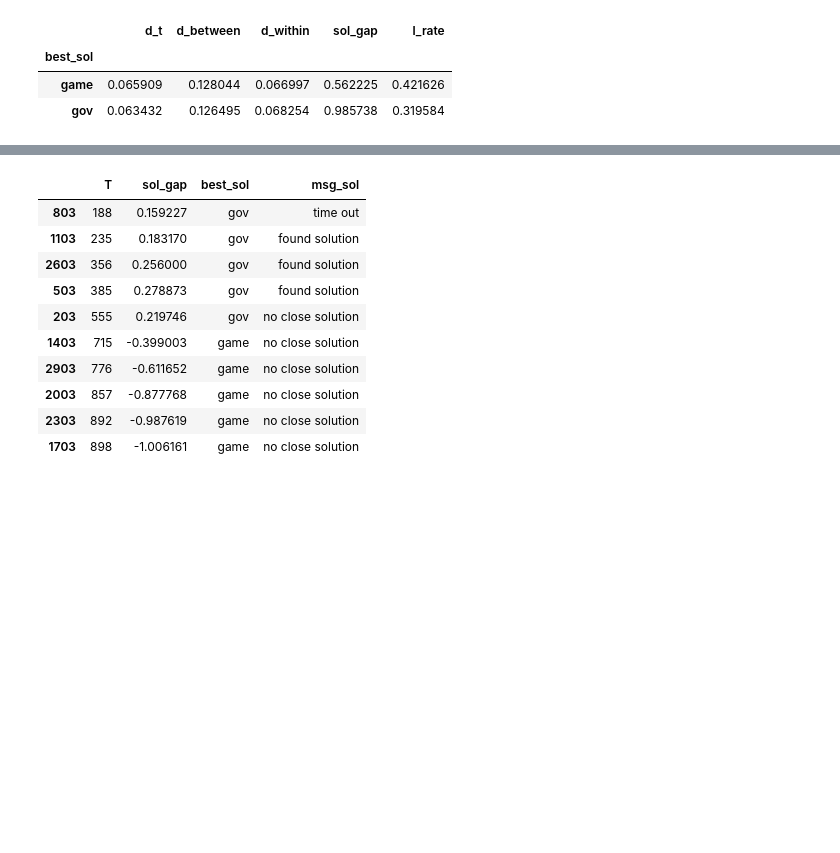
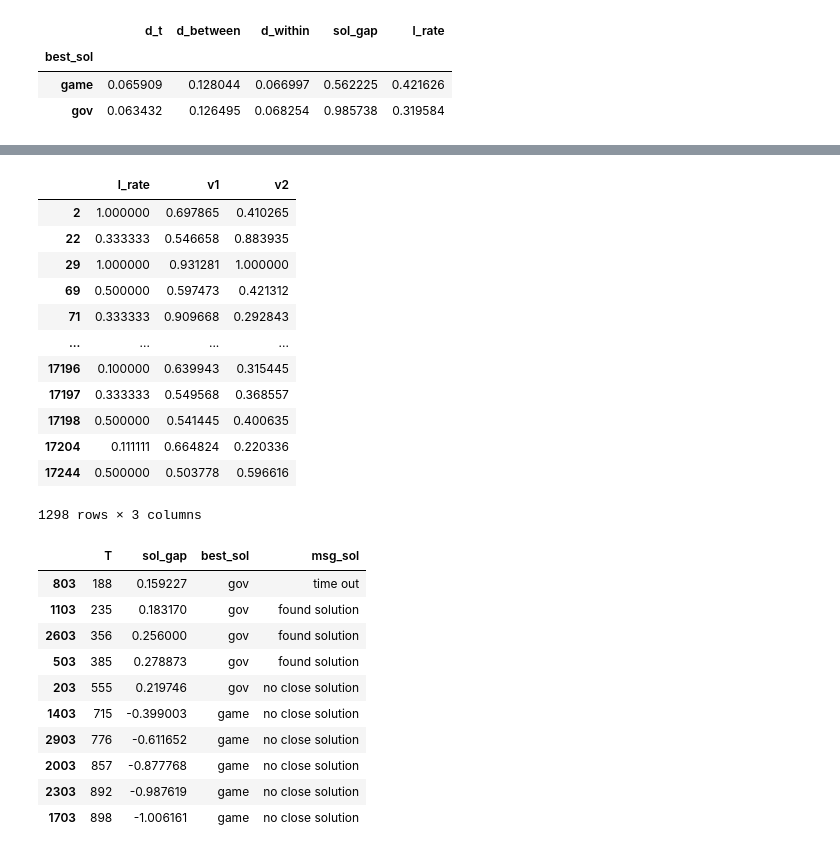
Before and after one commit to daniel-ablin/Thesis, a Jupyter notebook: test analysis.ipynb, the cells around one changed output, grey strips where cells are left out. Cells and saved outputs as stored; diff of their text form; code cells hidden in the pictures; blank space fills up the shorter version.

```diff
--- a/test analysis.ipynb
+++ b/test analysis.ipynb
@@ -108,3 +113,19 @@ base.iloc[[663,668]]
+# %%
+test.query('best_sol=="game" & v1<1')[['l_rate', 'v1', 'v2']]
+# %% [output]
+|  | l_rate | v1 | v2 |
+| 2 | 1.000000 | 0.697865 | 0.410265 |
+| 22 | 0.333333 | 0.546658 | 0.883935 |
+| 29 | 1.000000 | 0.931281 | 1.000000 |
+| 69 | 0.500000 | 0.597473 | 0.421312 |
+| 71 | 0.333333 | 0.909668 | 0.292843 |
+| ... | ... | ... | ... |
+| 17196 | 0.100000 | 0.639943 | 0.315445 |
+| 17197 | 0.333333 | 0.549568 | 0.368557 |
+| 17198 | 0.500000 | 0.541445 | 0.400635 |
+| 17204 | 0.111111 | 0.664824 | 0.220336 |
+| 17244 | 0.500000 | 0.503778 | 0.596616 |
+1298 rows × 3 columns
 # %%
 base.query('group==250')[['T', 'sol_gap', 'best_sol', 'msg_sol']].sort_values('T')
 # %% [output]
```
Also changed, not shown: parts of 9 cells of this notebook, 2 other files.
